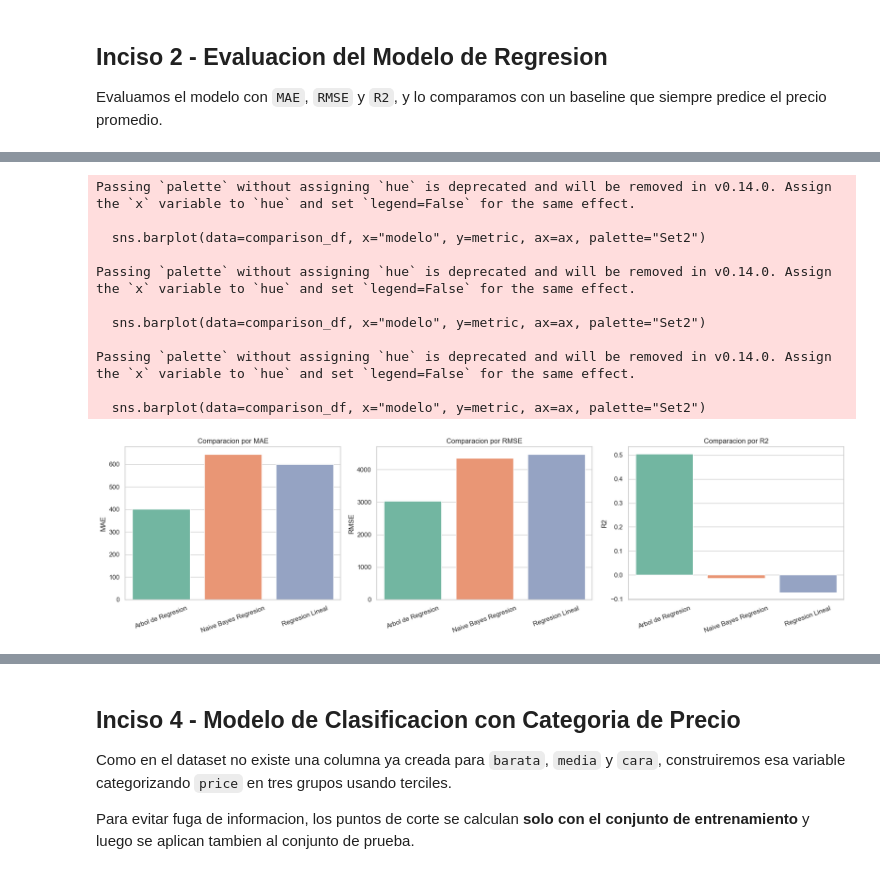
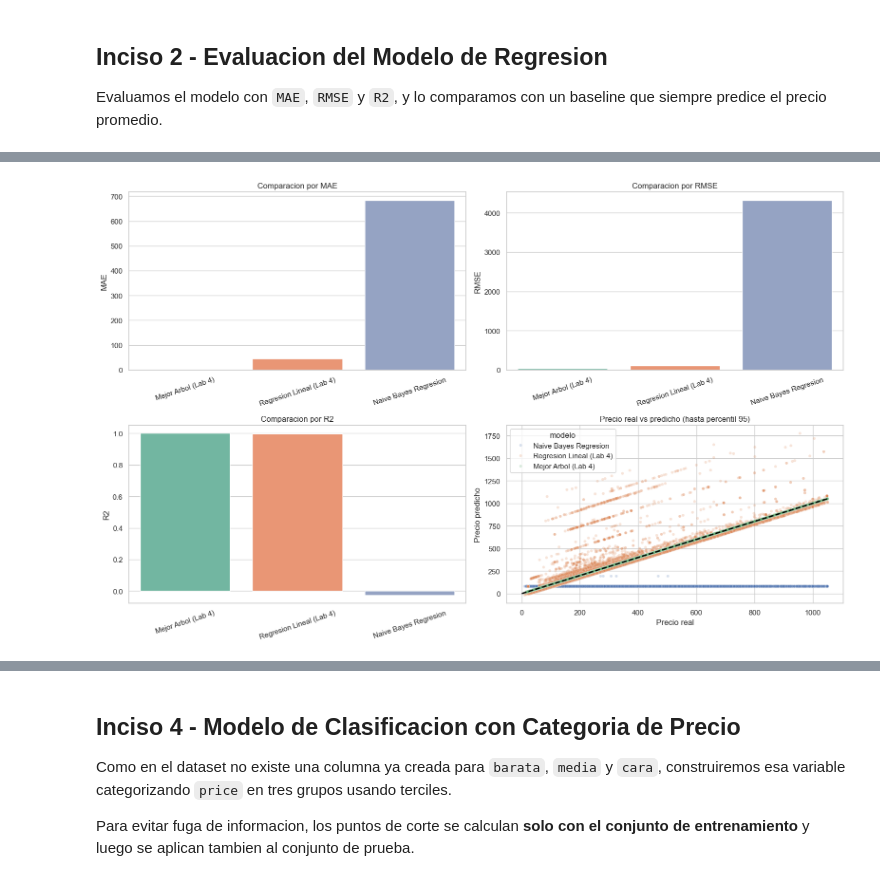
Before and after one commit to nicoCT04/lab5-MD, a Jupyter notebook: lab5_naive_bayes.ipynb, the cells around one changed output, grey strips where cells are left out. Cells and saved outputs as stored; diff of their text form; code cells hidden in the pictures.

```diff
--- a/lab5_naive_bayes.ipynb
+++ b/lab5_naive_bayes.ipynb
@@ -118,6 +121,7 @@ excluded_features = {
     "scrape_id",
     "host_id",
     "estimated_occupancy_l365d",
+    "estimated_revenue_l365d",
 }
 
 feature_columns = [
@@ -339,27 +587,48 @@ Mejor modelo segun RMSE: Arbol de Regresion
 # %%
-fig, axes = plt.subplots(1, 3, figsize=(18, 5))
+fig, axes = plt.subplots(2, 2, figsize=(16, 10))
 
-for ax, metric in zip(axes, ["MAE", "RMSE", "R2"]):
-    sns.barplot(data=comparison_df, x="modelo", y=metric, ax=ax, palette="Set2")
+for ax, metric in zip(axes.flat[:3], ["MAE", "RMSE", "R2"]):
+    sns.barplot(
+        data=comparison_df,
+        x="modelo",
+        y=metric,
+        hue="modelo",
+        dodge=False,
+        legend=False,
+        ax=ax,
+        palette="Set2",
+    )
     ax.set_title(f"Comparacion por {metric}")
     ax.set_xlabel("")
-    ax.tick_params(axis="x", rotation=20)
+    ax.tick_params(axis="x", rotation=18)
+
+p95_lab4 = y_test_lab4.quantile(0.95)
+mask_viz_lab4 = comparison_predictions_df["price_real"] <= p95_lab4
+plot_predictions_long = comparison_predictions_df.loc[mask_viz_lab4].melt(
+    id_vars="price_real",
+    var_name="modelo",
+    value_name="price_predicho",
+)
+plot_predictions_long = plot_predictions_long[plot_predictions_long["modelo"] != "price_real"]
+
+sns.scatterplot(
+    data=plot_predictions_long,
+    x="price_real",
+    y="price_predicho",
+    hue="modelo",
+    alpha=0.22,
+    s=18,
+    ax=axes[1, 1],
+)
+axes[1, 1].plot([0, p95_lab4], [0, p95_lab4], color="black", linestyle="--", linewidth=2)
+axes[1, 1].set_title("Precio real vs predicho (hasta percentil 95)")
+axes[1, 1].set_xlabel("Precio real")
+axes[1, 1].set_ylabel("Precio predicho")
 
 plt.tight_layout()
 plt.show()
 # %% [output]
-Passing `palette` without assigning `hue` is deprecated and will be removed in v0.14.0. Assign the `x` variable to `hue` and set `legend=False` for the same effect.
-
-  sns.barplot(data=comparison_df, x="modelo", y=metric, ax=ax, palette="Set2")
-
-Passing `palette` without assigning `hue` is deprecated and will be removed in v0.14.0. Assign the `x` variable to `hue` and set `legend=False` for the same effect.
-
-  sns.barplot(data=comparison_df, x="modelo", y=metric, ax=ax, palette="Set2")
-
-Passing `palette` without assigning `hue` is deprecated and will be removed in v0.14.0. Assign the `x` variable to `hue` and set `legend=False` for the same effect.
-
-  sns.barplot(data=comparison_df, x="modelo", y=metric, ax=ax, palette="Set2")
-[figure, old version]
+[figure, new version]
 # %% [markdown]
 ### Lectura del Inciso 3
 
```
Also changed, not shown: parts of 10 cells of this notebook, 1 other file.
